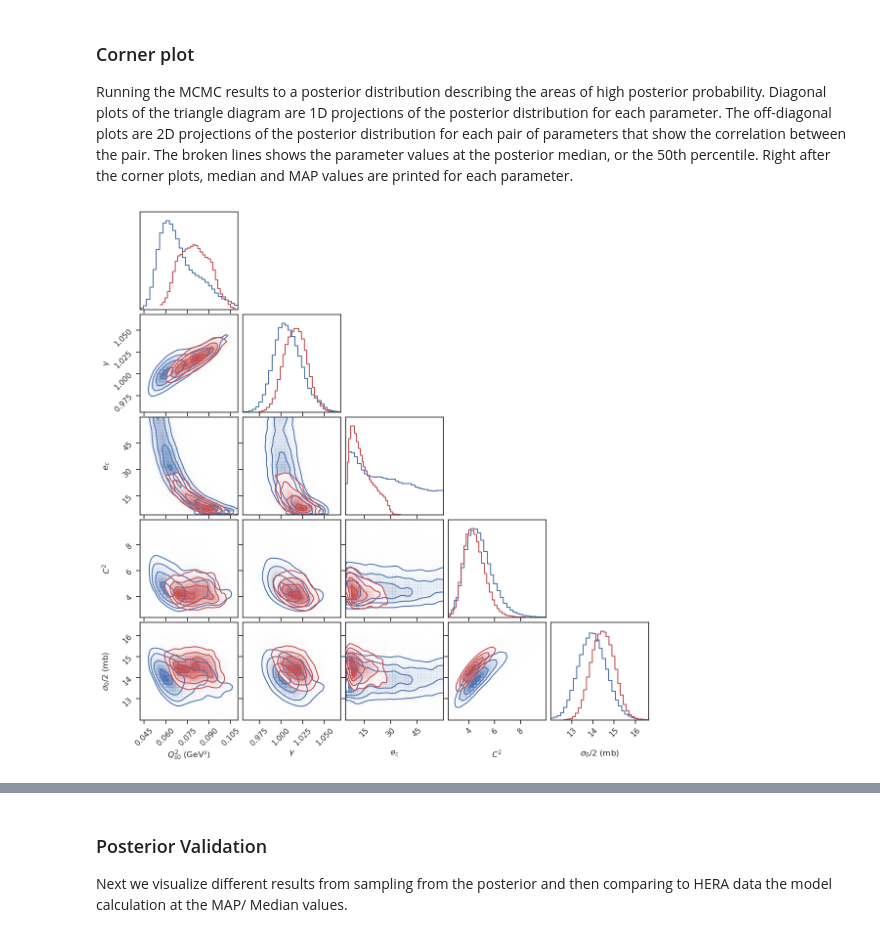
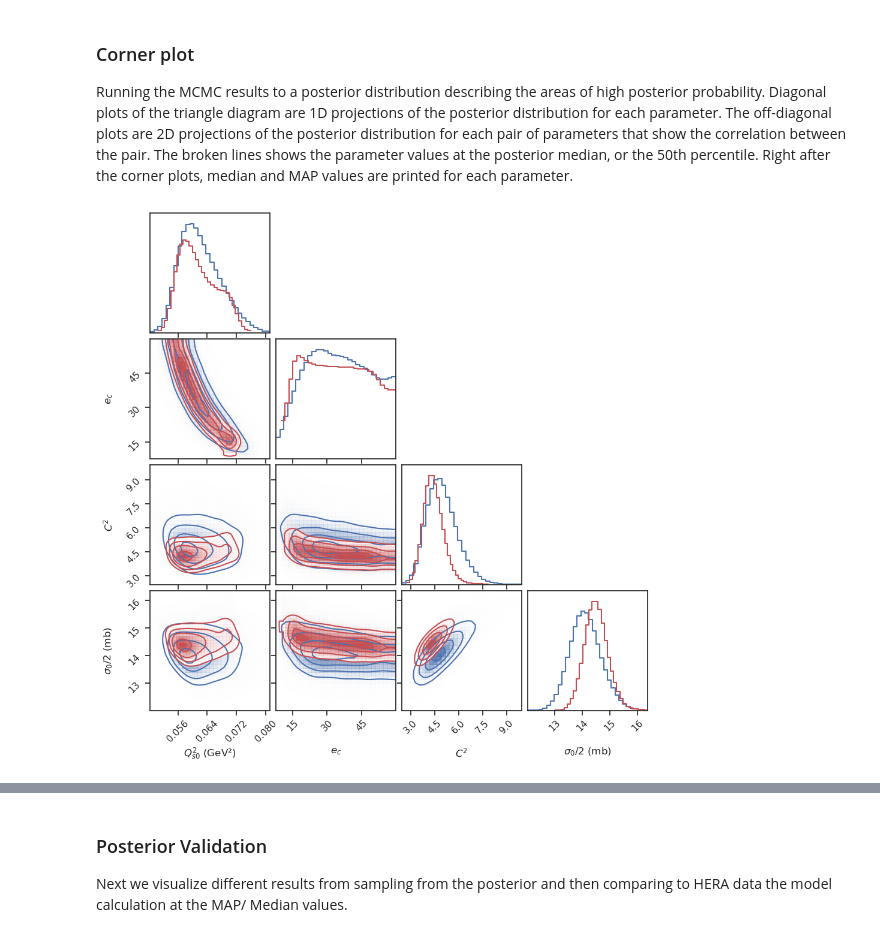
Before and after one commit to camcasuga/BayesianBK_results, a Jupyter notebook: analysis.ipynb, the cells around one changed output, grey strips where cells are left out. Cells and saved outputs as stored; diff of their text form; code cells hidden in the pictures.

```diff
--- a/analysis.ipynb
+++ b/analysis.ipynb
@@ -18,7 +18,7 @@ sns.set_style('ticks')
 # %%
 # first decide if we are dealing with correlated setup and which model
 correlated_ = True
-model_ = "mv5/" # or "mv5" for the 5 parameter cas
+model_ = "mve/" # or "mv5" for the 5 parameter case
 # %%
 correlated_str = "corr/" if correlated_ else "uncorr/"
 param_names = ["$Q_{s0}^{2}$ (GeV²)",
@@ -113,9 +111,9 @@ fig, ax = plot_zscore(pred_val, train_val, sd_val)
 ### Corner plot
 Running the MCMC results to a posterior distribution describing the areas of high posterior probability. Diagonal plots of the triangle diagram are 1D projections of the posterior distribution for each parameter. The off-diagonal plots are 2D projections of the posterior distribution for each pair of parameters that show the correlation between the pair. The broken lines shows the parameter values at the posterior median, or the 50th percentile. Right after the corner plots, median and MAP values are printed for each parameter.
 # %%
-theta_tocompare = np.vstack(np.loadtxt("../BayesianBK/run_corr/mv5/plainLHS/mv5_500d_uncorr_05to60_100w_mapinit_allsamples.txt", unpack = True)).T
+theta_tocompare = np.vstack(np.loadtxt("../BayesianBK/run_corr/mve/plainLHS/mve_500d_uncorr_05to60_100w_mapinit_allsamples.txt", unpack = True)).T
 fig2, corner = plot_1corner(theta_post_all, param_names)
 plot_corner_tocompare(theta_tocompare, fig2, corner)
 # %% [output]
-[figure, old version]
+[figure, new version]
 # %%
```
Also changed, not shown: parts of 24 cells of this notebook, 14 other files.
